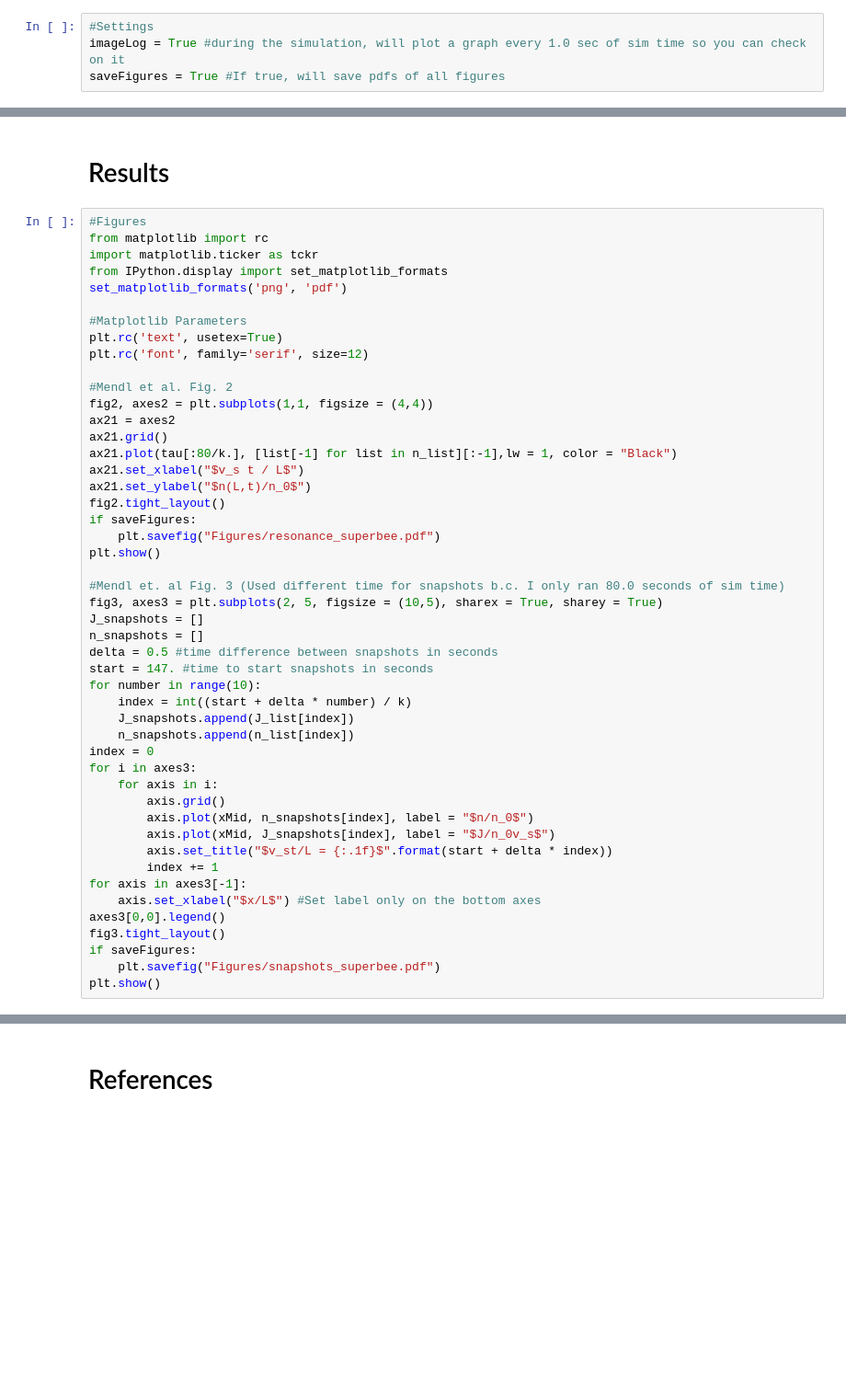
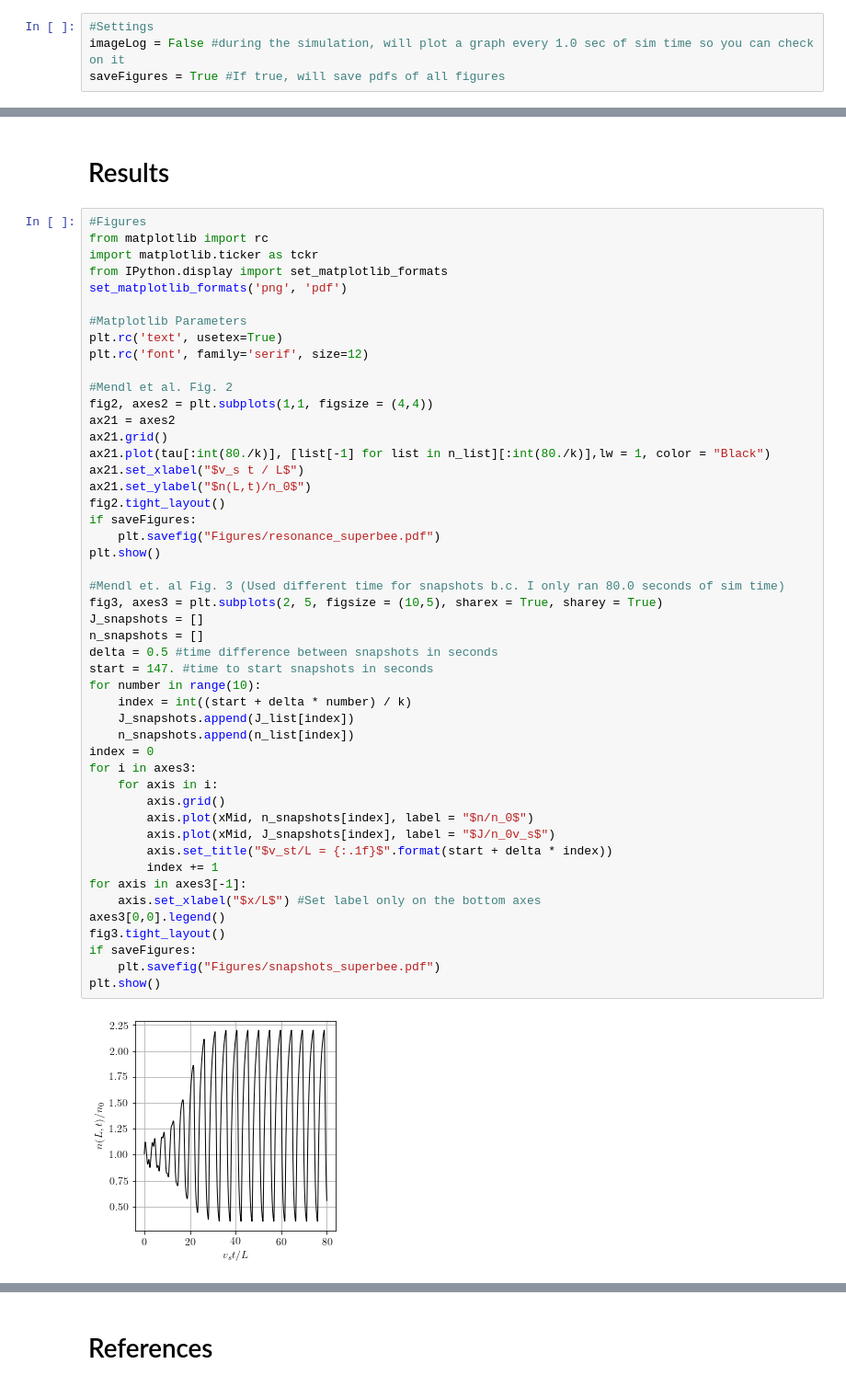
Before and after one commit to jfarrellhfx/Dyakonov-Shur-Instability, a Jupyter notebook: Dyakonov Shur Instability - Finite Volume Method.ipynb, the cells around one changed output, grey strips where cells are left out. Shown: that part at 92% size. Drawn from its saved outputs; the diff is of its cells as text; blank space fills up the shorter version.

```diff
--- a/Dyakonov Shur Instability - Finite Volume Method.ipynb
+++ b/Dyakonov Shur Instability - Finite Volume Method.ipynb
@@ -42,7 +45,7 @@ import matplotlib.pyplot as plt
 from scipy import linalg
 # %%
 #Settings
-imageLog = True #during the simulation, will plot a graph every 1.0 sec of sim time so you can check on it
+imageLog = False #during the simulation, will plot a graph every 1.0 sec of sim time so you can check on it
 saveFigures = True #If true, will save pdfs of all figures
 # %%
 #Global things
@@ -274,36 +258,38 @@ plt.rc('font', family='serif', size=12)
 fig2, axes2 = plt.subplots(1,1, figsize = (4,4))
 ax21 = axes2
 ax21.grid()
-ax21.plot(tau[:80/k.], [list[-1] for list in n_list][:-1],lw = 1, color = "Black")
+ax21.plot(tau[:int(80./k)], [list[-1] for list in n_list][:int(80./k)],lw = 1, color = "Black")
 ax21.set_xlabel("$v_s t / L$")
 ax21.set_ylabel("$n(L,t)/n_0$")
 fig2.tight_layout()
 if saveFigures:
     plt.savefig("Figures/resonance_superbee.pdf")
 plt.show()
 
 #Mendl et. al Fig. 3 (Used different time for snapshots b.c. I only ran 80.0 seconds of sim time)
 fig3, axes3 = plt.subplots(2, 5, figsize = (10,5), sharex = True, sharey = True)
 J_snapshots = []
 n_snapshots = []
 delta = 0.5 #time difference between snapshots in seconds
 start = 147. #time to start snapshots in seconds
 for number in range(10):
     index = int((start + delta * number) / k)
     J_snapshots.append(J_list[index])
     n_snapshots.append(n_list[index])
 index = 0
 for i in axes3:
     for axis in i:
         axis.grid()
         axis.plot(xMid, n_snapshots[index], label = "$n/n_0$")
         axis.plot(xMid, J_snapshots[index], label = "$J/n_0v_s$")
         axis.set_title("$v_st/L = {:.1f}$".format(start + delta * index))
         index += 1
 for axis in axes3[-1]:
     axis.set_xlabel("$x/L$") #Set label only on the bottom axes
 axes3[0,0].legend()
 fig3.tight_layout()
 if saveFigures:
     plt.savefig("Figures/snapshots_superbee.pdf")
 plt.show()
+# %% [output]
+[figure, added]
```
Also changed, not shown: parts of 4 cells of this notebook, 3 other files.
